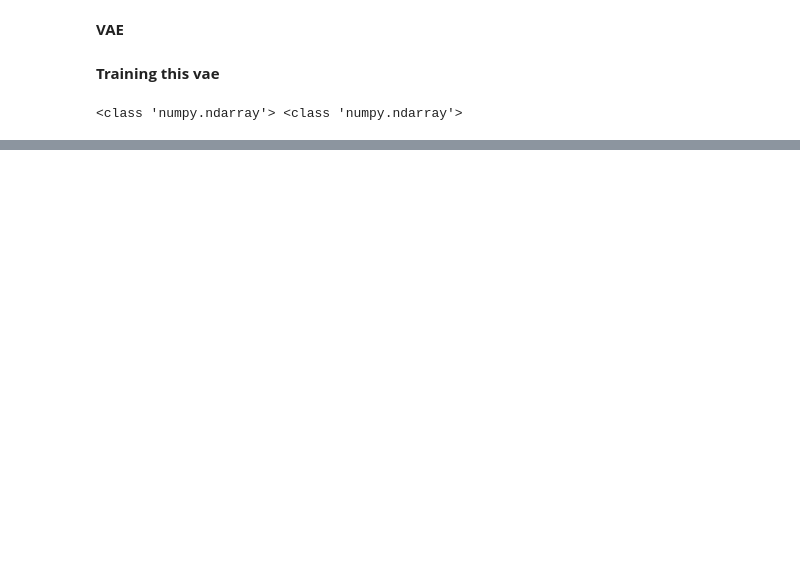
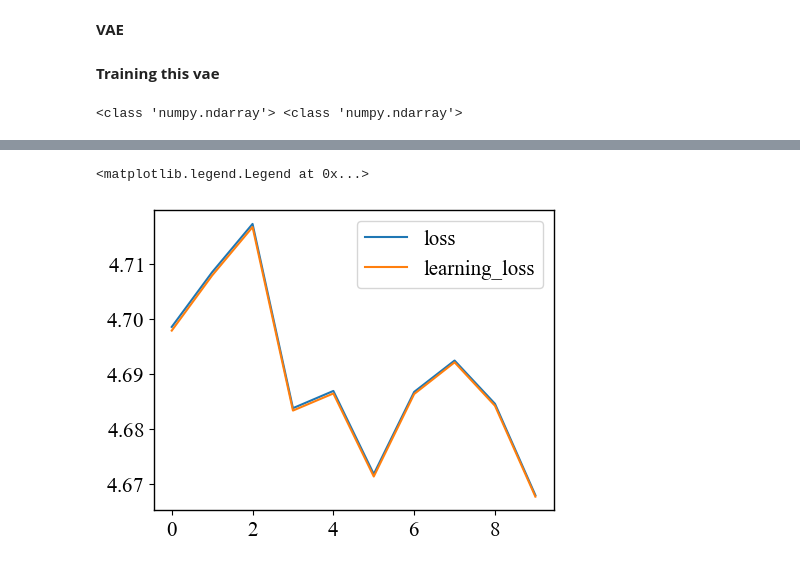
Before and after one commit to ruthhodgson/qe_pet_vae, a Jupyter notebook: vae.ipynb, the cells around one changed output, grey strips where cells are left out. Saved outputs shown, nothing was run; the diff lists cells and outputs as text; code cells hidden in the pictures; blank space fills up the shorter version.

```diff
--- a/vae.ipynb
+++ b/vae.ipynb
@@ -311,6 +314,10 @@ class VAE(keras.Model):
             "learning_loss":self.learning_loss_tracker.result(),
             "kl_loss": self.kl_loss_tracker.result()
         }
+
+    def call(self, inputs):
+        z_mean, z_log_var, z = self.encoder(inputs)
+        return self.decoder(z)
 # %% [markdown]
 **Training this vae**
 # %%
@@ -322,5 +329,5 @@ print(type(input_train), type(out_train))
 
 vae = VAE(encoder, decoder)
 vae.compile(optimizer= keras.optimizers.Adam())
-vae.fit(train_dataset, epochs = 50, batch_size = my_batch_size)
+history = vae.fit(train_dataset, epochs = 10, batch_size = my_batch_size)
 # %% [output]
@@ -344,0 +354,27 @@ Epoch 50/50
+# %%
+fontsize = 15
+linewidth = 1
+import matplotlib as mpl
+mpl.rcParams['axes.linewidth'] = linewidth
+mpl.rcParams['figure.facecolor'] = 'white'
+mpl.rcParams['xtick.labelsize'] = fontsize
+mpl.rcParams['ytick.labelsize'] = fontsize
+mpl.rcParams['font.size'] = fontsize
+mpl.rcParams['font.family'] = 'Times New Roman'
+mpl.rcParams['axes.formatter.use_mathtext']=True
+mpl.rcParams['savefig.bbox'] = 'tight'
+mpl.rcParams['mathtext.fontset'] = 'custom'
+mpl.rcParams['mathtext.rm'] = 'Times New Roman'
+mpl.rcParams['mathtext.it'] = 'Times New Roman'
+mpl.rcParams['mathtext.bf'] = 'Times New Roman'
+# %%
+fig, ax0 = plt.subplots(figsize=(4,3))
+ax0.set_visible = False
+ax1 = fig.add_axes((0,0,1,1))
+ax1.plot(history.history['loss'], label = 'loss')
+ax1.plot(history.history['learning_loss'], label = 'learning_loss')
+# ax1.plot(history.history['kl_loss'], label = 'kl_loss')
+ax1.legend()
+# %% [output]
+<matplotlib.legend.Legend at 0x...>
+[figure, added]
```
Also changed, not shown: parts of 12 cells of this notebook.
